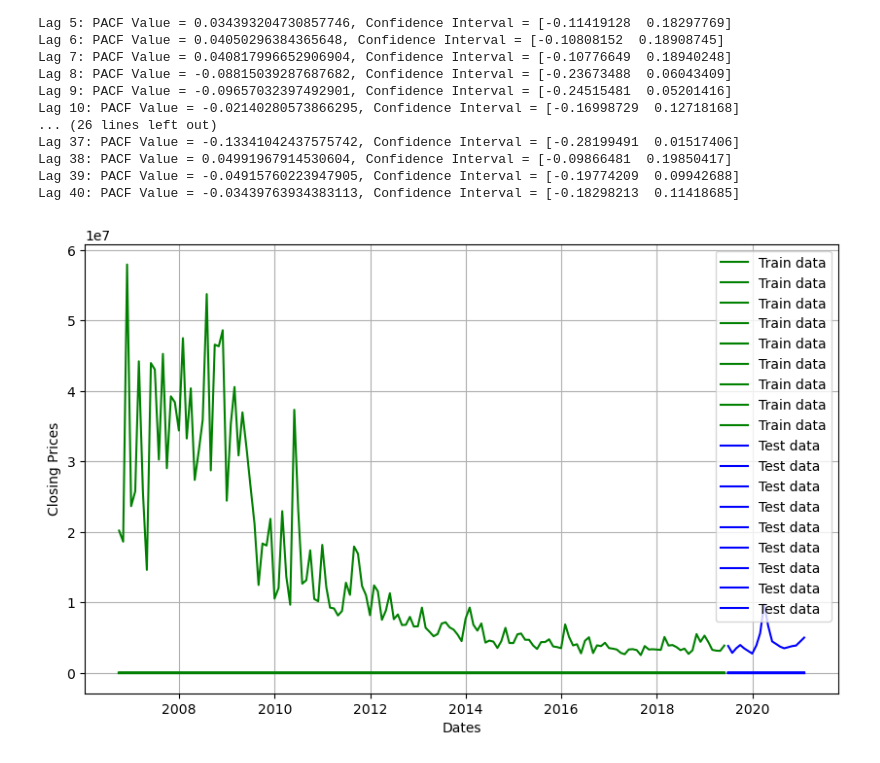
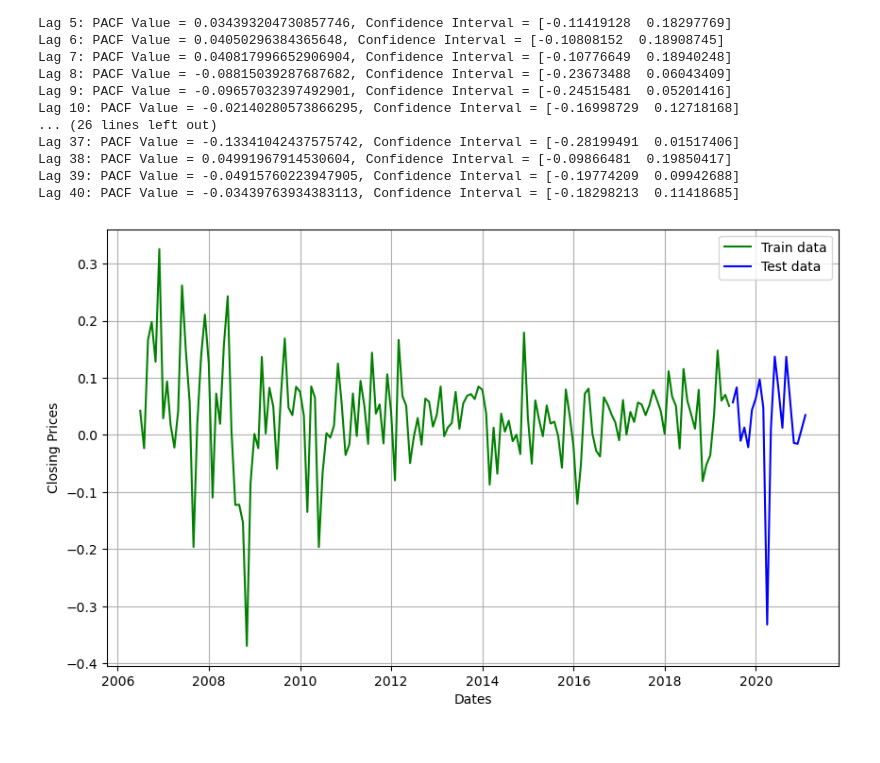
Before and after one commit to srijita1406/Quantitative-Analytics, a Jupyter notebook: stock-forecasting.ipynb, the cells around one changed output. Cells and saved outputs as stored; diff of their text form; code cells hidden in the pictures.

Commit message:
Kaggle Notebook | Stock Forecasting | Version 4

```diff
--- a/stock-forecasting.ipynb
+++ b/stock-forecasting.ipynb
@@ -793,19 +793,27 @@ Lag 37: PACF Value = -0.13341042437575742, Confidence Interval = [-0.28199491  0
 Lag 38: PACF Value = 0.04991967914530604, Confidence Interval = [-0.09866481  0.19850417]
 Lag 39: PACF Value = -0.04915760223947905, Confidence Interval = [-0.19774209  0.09942688]
 Lag 40: PACF Value = -0.03439763934383113, Confidence Interval = [-0.18298213  0.11418685]
+# %%
+columns = ['Open', 'High', 'Low', 'Close', 'Volume', 'Dividends', 'Stock Splits', 'Close_transformed']
+
+df_without_outliers2 = df_without_outliers1.copy()  # Create a copy of the original DataFrame
+
+df_without_outliers2.drop(columns=columns, axis=1, inplace=True)
 # %%
+
 # Split data into train and test set
-train_data = df_without_outliers1.iloc[3:int(len(df_without_outliers1)*0.9)]
-test_data = df_without_outliers1.iloc[int(len(df_without_outliers1)*0.9):]
+train_data = df_without_outliers2.iloc[:int(len(df_without_outliers2)*0.9)]  # Use 90% for training
+test_data = df_without_outliers2.iloc[int(len(df_without_outliers2)*0.9):]  # Use the remaining 10% for testing
+
 
 # Plotting the data
 plt.figure(figsize=(10, 6))
 plt.grid(True)
 plt.xlabel('Dates')
 plt.ylabel('Closing Prices')
 plt.plot(train_data, 'green', label='Train data')
 plt.plot(test_data, 'blue', label='Test data')
 plt.legend()
 plt.show()
 # %% [output]
-[figure, old version]
+[figure, new version]
```
Also changed, not shown: parts of 3 cells of this notebook.
